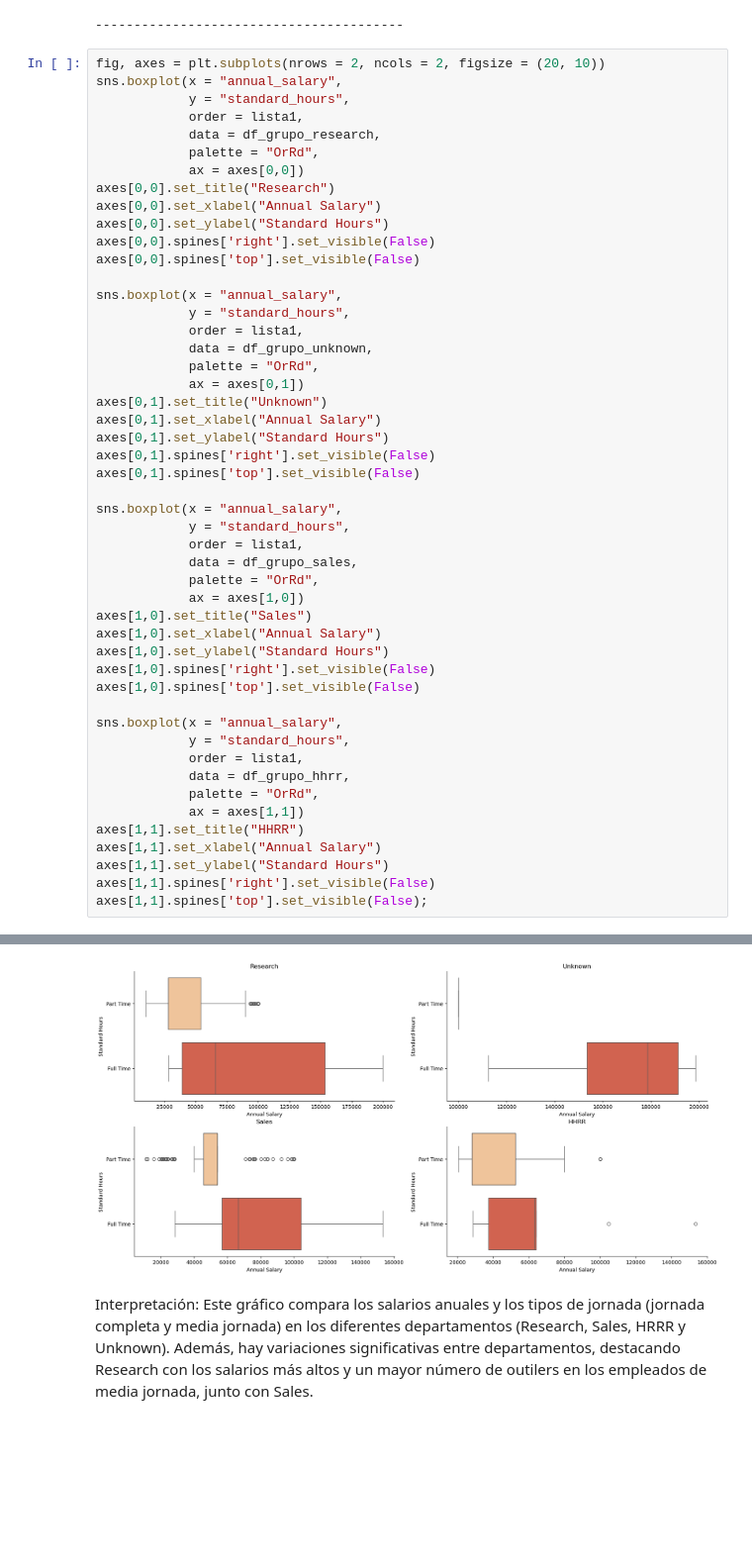
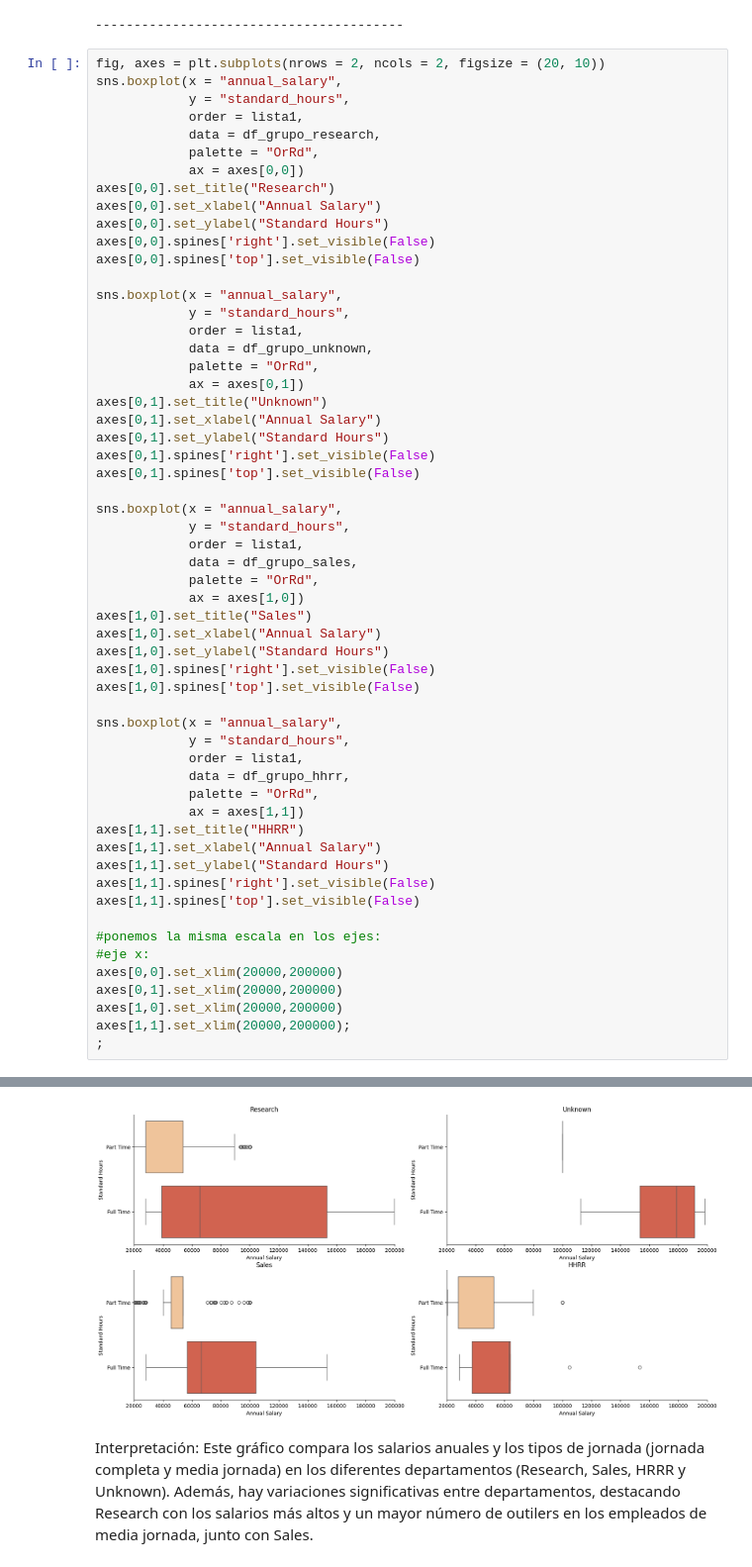
Before and after one commit to CibiPB/project-da-promo-49-INTERNO, a Jupyter notebook: Notebooks/3. Data Analysis.ipynb, the cells around one changed output, grey strips where cells are left out. Shown at 99% size. Cells and saved outputs as stored; diff of their text form; blank space fills up the shorter version.

```diff
--- a/Notebooks/3. Data Analysis.ipynb
+++ b/Notebooks/3. Data Analysis.ipynb
@@ -191,5 +191,13 @@ axes[1,1].set_title("HHRR")
 axes[1,1].set_xlabel("Annual Salary")
 axes[1,1].set_ylabel("Standard Hours")
 axes[1,1].spines['right'].set_visible(False)
-axes[1,1].spines['top'].set_visible(False);
+axes[1,1].spines['top'].set_visible(False)
+
+#ponemos la misma escala en los ejes:
+#eje x:
+axes[0,0].set_xlim(20000,200000)
+axes[0,1].set_xlim(20000,200000)
+axes[1,0].set_xlim(20000,200000)
+axes[1,1].set_xlim(20000,200000);
+;
 # %% [output]
@@ -196,4 +205,4 @@ axes[1,1].spines['top'].set_visible(False);
-[figure, old version]
+[figure, new version]
 # %% [markdown]
 Interpretación: Este gráfico compara los salarios anuales y los tipos de jornada (jornada completa y media jornada) en los diferentes departamentos (Research, Sales, HRRR y Unknown).
 Además, hay variaciones significativas entre departamentos, destacando Research con los salarios más altos y un mayor número de outilers en los empleados de media jornada, junto con Sales.
```
Also changed, not shown: parts of 13 cells of this notebook, 1 other file.
